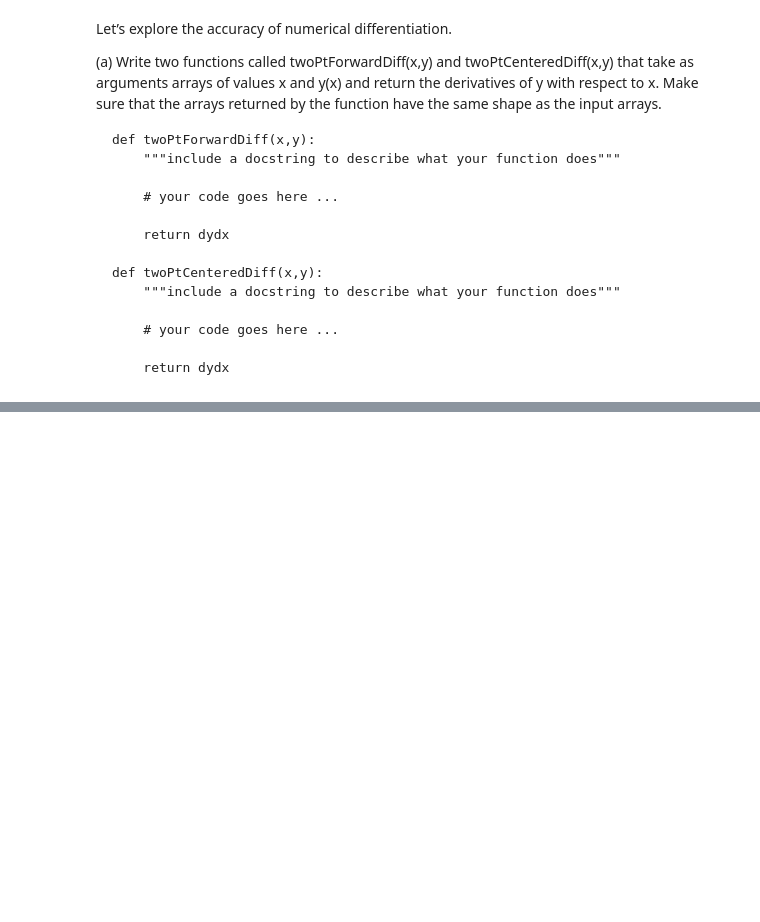
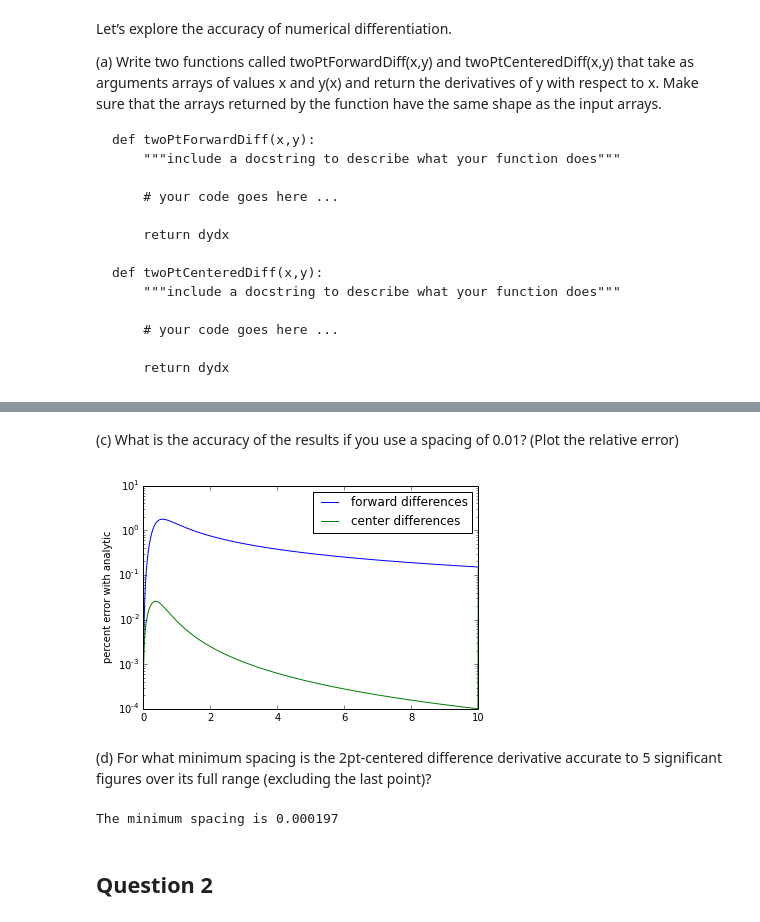
Before and after one commit to dclove202/PHYS202-S14, a Jupyter notebook: SciPy/DifferentiationExercises.ipynb, the cells around one changed output, grey strips where cells are left out. Cells and saved outputs as stored; diff of their text form; code cells hidden in the pictures; blank space fills up the shorter version.

```diff
--- a/SciPy/DifferentiationExercises.ipynb
+++ b/SciPy/DifferentiationExercises.ipynb
@@ -28,0 +87,43 @@ Let’s explore the accuracy of numerical differentiation.
+# %% [markdown]
+(c) What is the accuracy of the results if you use a spacing of 0.01? (Plot the relative error)
+# %%
+#redefining variables to accomodate smaller spacing
+x = np.arange(0.,10.01,0.01)
+y = 8*x**4 + 3*x
+dy = 8*4*x**3 + 3
+
+dydx = twoPtForwardDiff(x,y)
+dydxc = twoPtCenteredDiff(x,y)
+
+#Creating variables that show the error for the forward and centered functions
+ForwardError = 100*abs(dydx[1:]-dy[1:])/dy[1:]
+CenterError = 100*abs(dydxc[1:]-dy[1:])/dy[1:]
+
+#plotting relative error
+plt.semilogy(x[1:], ForwardError, label='forward differences')
+plt.semilogy(x[1:], CenterError, label='center differences')
+plt.ylabel('percent error with analytic')
+plt.legend(loc='upper right')
+plt.show()
+# %% [output]
+[figure, added]
+# %% [markdown]
+(d) For what minimum spacing is the 2pt-centered difference derivative accurate to 5 significant figures over its full range (excluding the last point)?
+# %%
+def minimum_spacing(spacing):
+    x = np.arange(0.,10.01,spacing)
+    y = 8*x**4 + 3*x
+    dy = 8*4*x**3 + 3
+    dydxc = twoPtCenteredDiff(x,y)
+    CenterError = 100*abs(dydxc[1:-1]-dy[1:-1])/dy[1:-1]
+    if max(CenterError) < 10**-5:
+        print "The minimum spacing is", spacing
+        return spacing
+    else:
+        spacing = spacing - .000001
+        minimum_spacing(spacing)
+minimum_spacing(0.0009)
+# %% [output]
+The minimum spacing is 0.000197
+# %% [markdown]
+## Question 2
```
Also changed, not shown: parts of 6 cells of this notebook, 1 other file.
